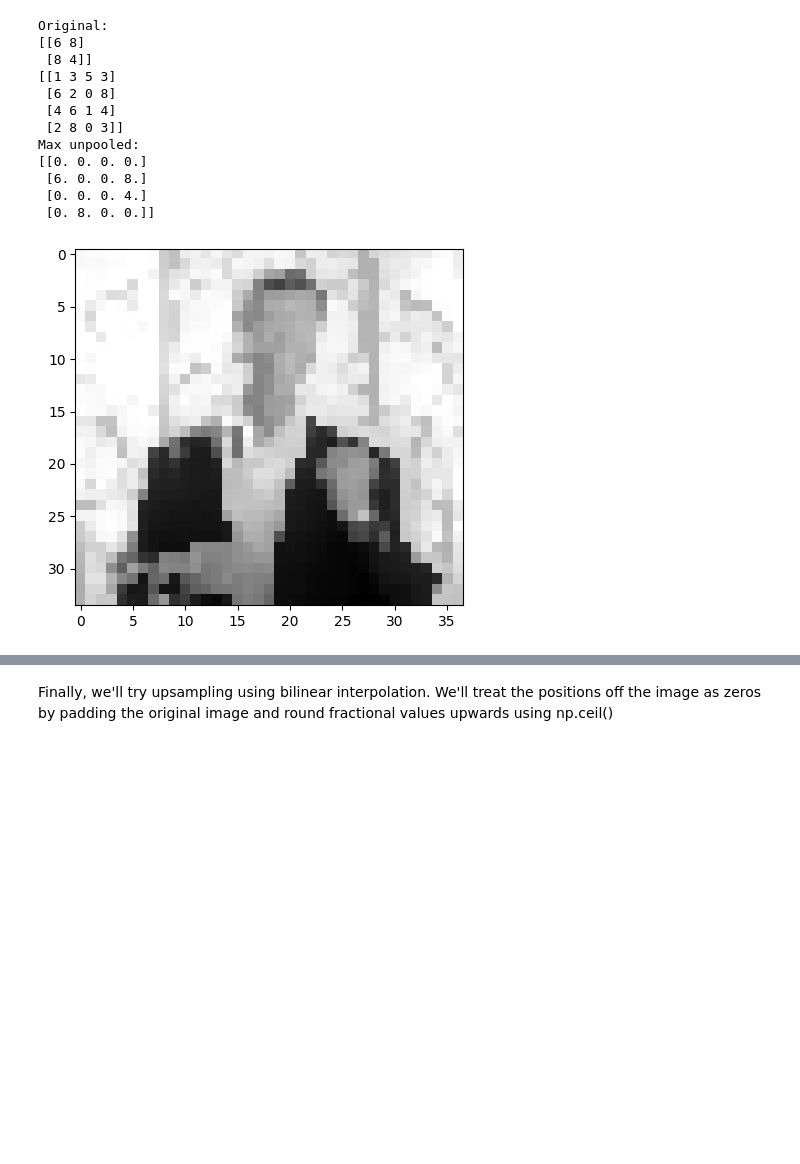
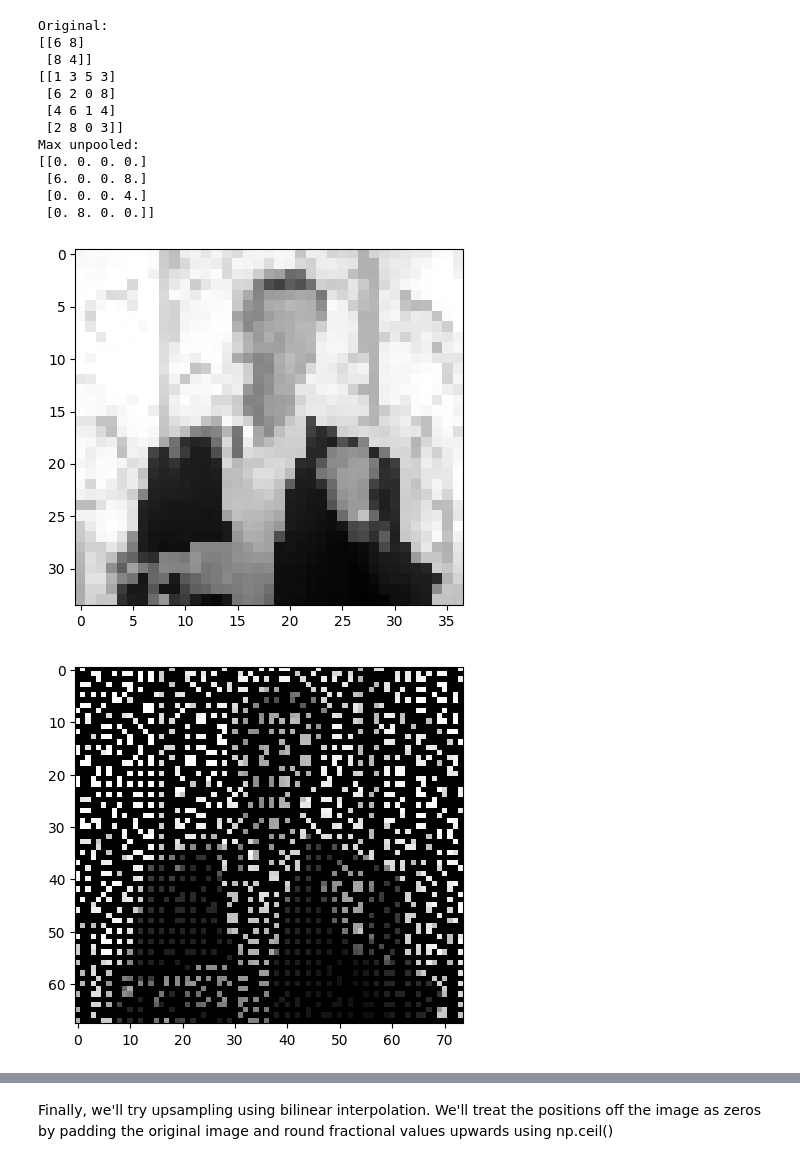
Before and after one commit to annajgesink/DeepLearning, a Jupyter notebook: Notebooks/Chap10/10_4_Downsampling_and_Upsampling.ipynb, the cells around one changed output, grey strips where cells are left out. Drawn from its saved outputs; the diff is of its cells as text; code cells hidden in the pictures; blank space fills up the shorter version.

```diff
--- a/Notebooks/Chap10/10_4_Downsampling_and_Upsampling.ipynb
+++ b/Notebooks/Chap10/10_4_Downsampling_and_Upsampling.ipynb
@@ -328,23 +328,24 @@ Max unpooled:
 # %%
 # Let's re-upsample, sub-sampled rick
 data_max_unpool= max_unpool(data_maxpool3,data_maxpool2);
 
 plt.figure(figsize=(5,5))
 plt.imshow(data_maxpool3, cmap='gray')
 plt.show()
 
 plt.figure(figsize=(5,5))
 plt.imshow(data_max_unpool, cmap='gray')
 plt.show()
 
-data_max_unpool2 = max_unpool(data_max_unpool, data_maxpool)
+data_max_unpool2 = max_unpool(data_maxpool2, data_maxpool)
 plt.figure(figsize=(5,5))
 plt.imshow(data_max_unpool2, cmap='gray')
 plt.show()
 
-data_max_unpool3 = max_unpool(data_max_unpool2, data)
+data_max_unpool3 = max_unpool(data_maxpool, data)
 plt.figure(figsize=(5,5))
 plt.imshow(data_max_unpool3, cmap='gray')
 plt.show()
 # %% [output]
 [figure]
+[figure, added]
```
Also changed, not shown: parts of 6 cells of this notebook.
